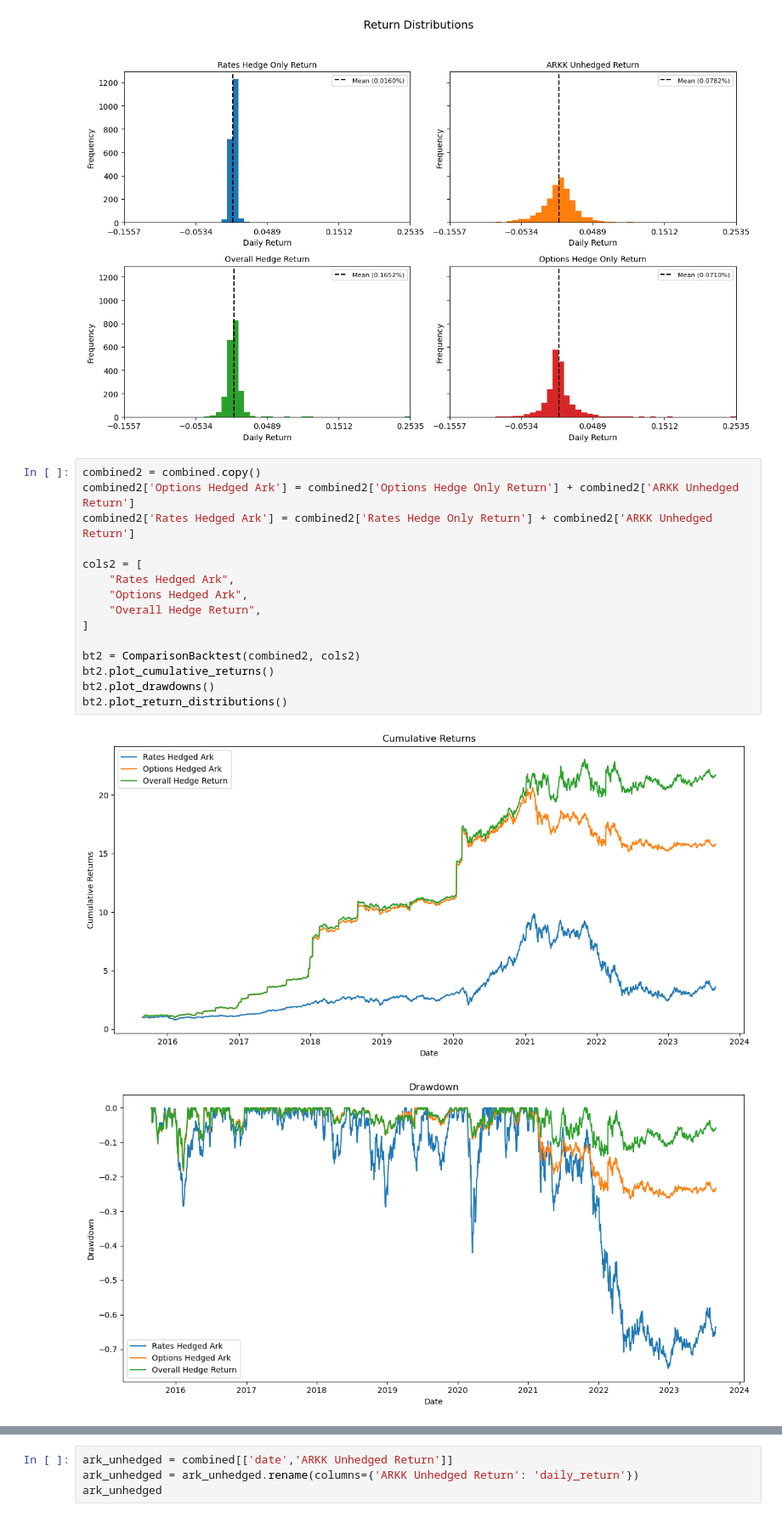
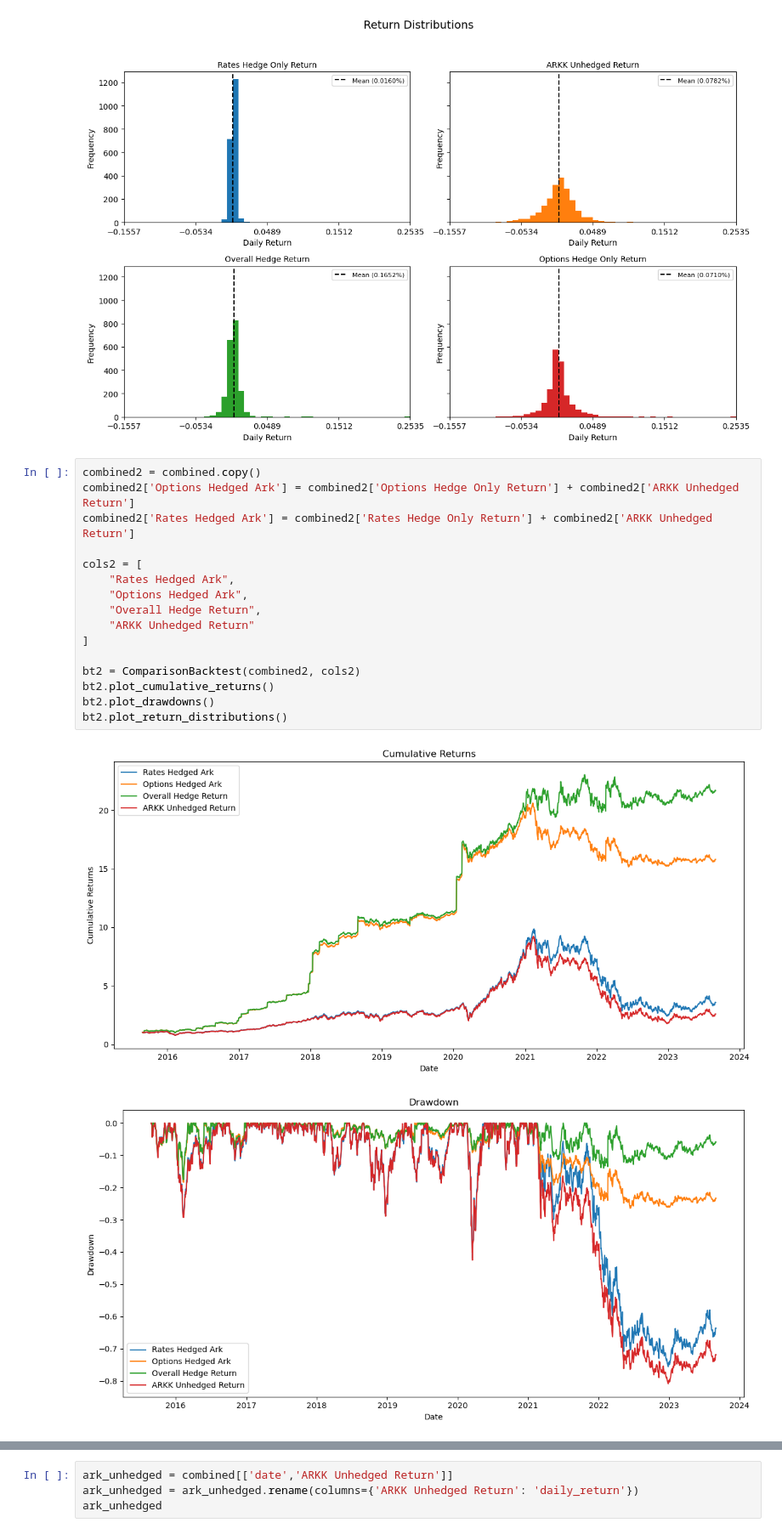
Before and after one commit to mschaefer77/MF-Project, a Jupyter notebook: Total_overall_hedge.ipynb, the cells around one changed output, grey strips where cells are left out. Shown at 85% size. Cells and saved outputs as stored; diff of their text form.

```diff
--- a/Total_overall_hedge.ipynb
+++ b/Total_overall_hedge.ipynb
@@ -111,18 +113,19 @@ bt.plot_return_distributions()
 # %%
 combined2 = combined.copy()
 combined2['Options Hedged Ark'] = combined2['Options Hedge Only Return'] + combined2['ARKK Unhedged Return']
 combined2['Rates Hedged Ark'] = combined2['Rates Hedge Only Return'] + combined2['ARKK Unhedged Return']
 
 cols2 = [
     "Rates Hedged Ark",
     "Options Hedged Ark",
     "Overall Hedge Return",
+    "ARKK Unhedged Return"
 ]
 
 bt2 = ComparisonBacktest(combined2, cols2)
 bt2.plot_cumulative_returns()
 bt2.plot_drawdowns()
 bt2.plot_return_distributions()
 # %% [output]
-[figure, old version]
+[figure, new version]
-[figure, old version]
+[figure, new version]
```
Also changed, not shown: parts of 10 cells of this notebook.
